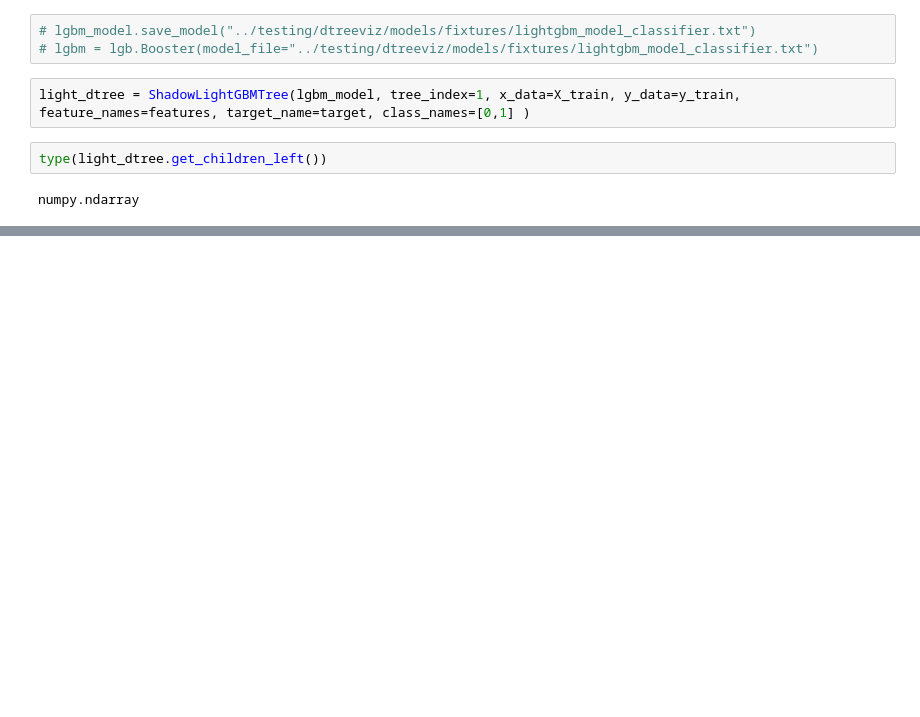
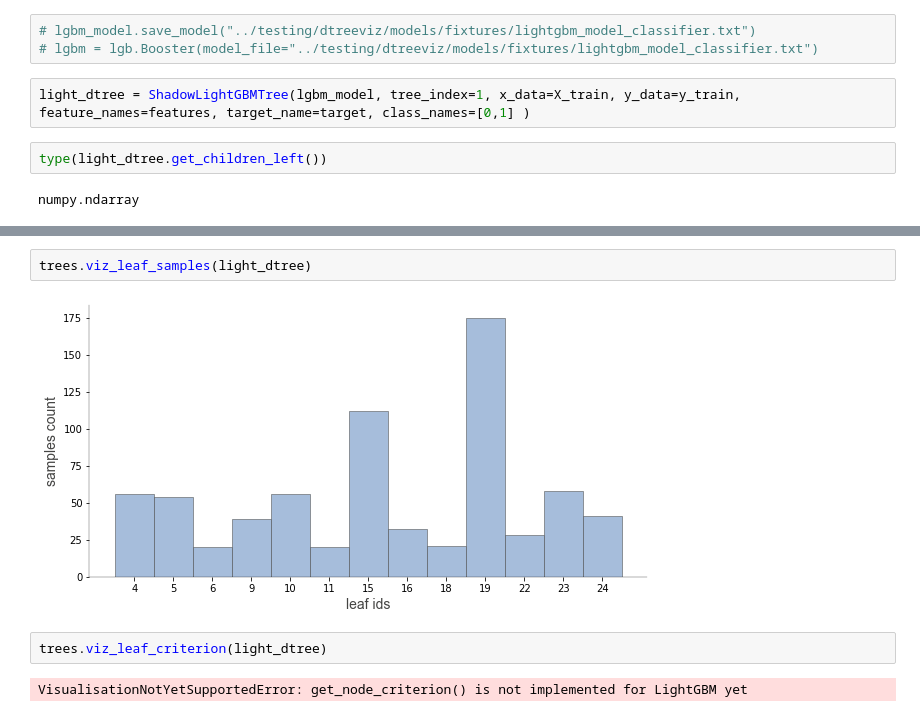
Before and after one commit to parrt/dtreeviz, a Jupyter notebook: notebooks/dtreeviz_lightgbm_visualisations.ipynb, the cells around one changed output, grey strips where cells are left out. Saved outputs shown, nothing was run; the diff lists cells and outputs as text; blank space fills up the shorter version.

Commit message:
Add viz_leaf_samples viz and some unit tests

```diff
--- a/notebooks/dtreeviz_lightgbm_visualisations.ipynb
+++ b/notebooks/dtreeviz_lightgbm_visualisations.ipynb
@@ -226,0 +231,8 @@ numpy.ndarray
+# %%
+trees.viz_leaf_samples(light_dtree)
+# %% [output]
+[figure, added]
+# %%
+trees.viz_leaf_criterion(light_dtree)
+# %% [output]
+VisualisationNotYetSupportedError: get_node_criterion() is not implemented for LightGBM yet
```
Also changed, not shown: parts of 7 cells of this notebook, 4 other files.
